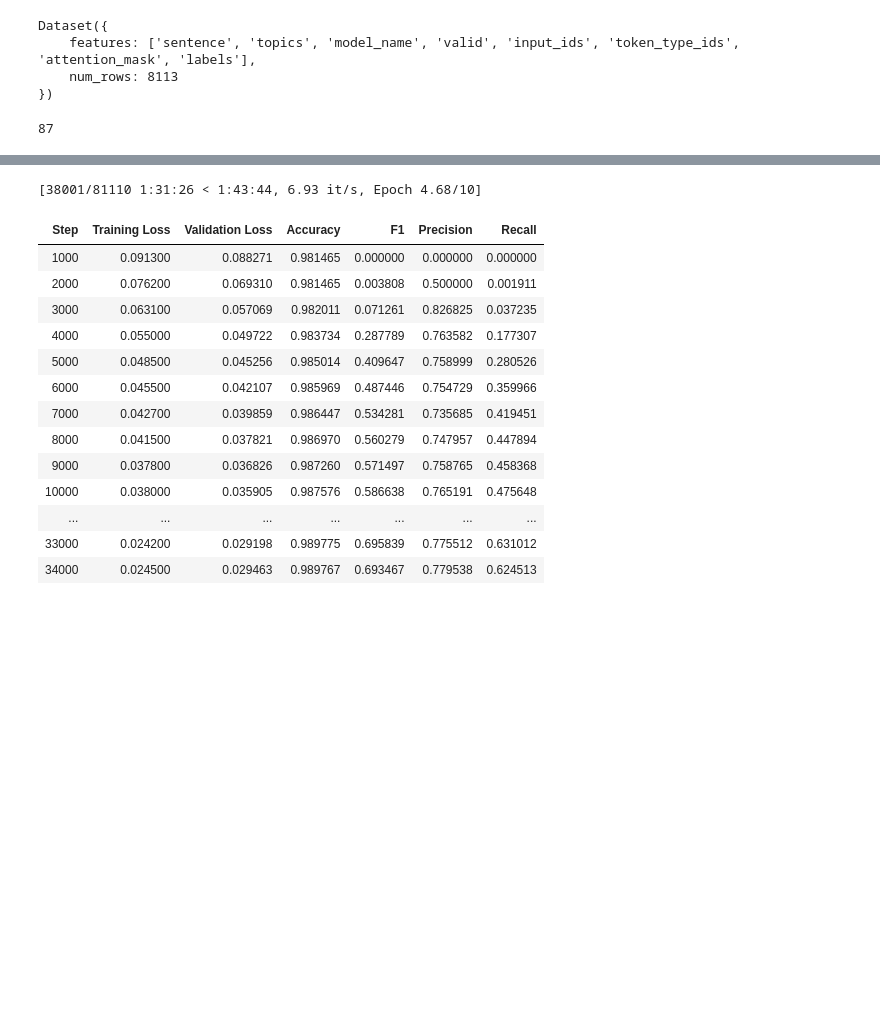
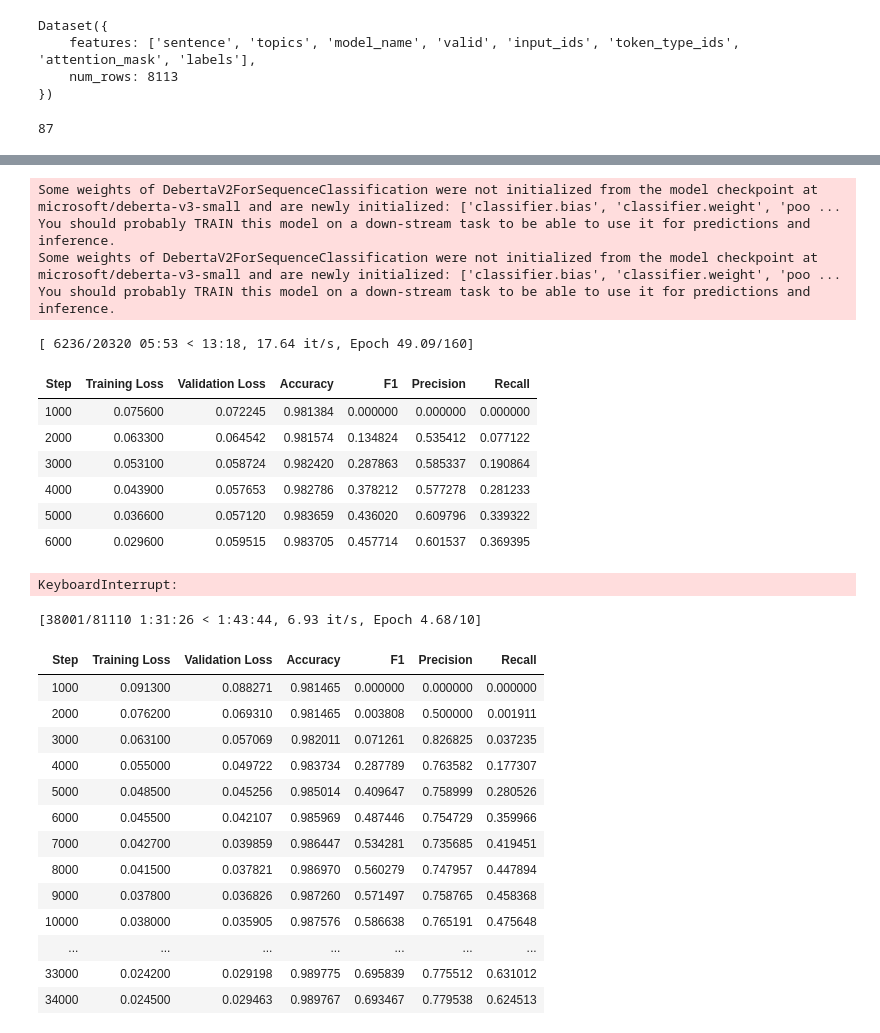
Before and after one commit to avsolatorio/doc-topics, a Jupyter notebook: notebooks/World_Bank_Topics_Analysis_with_LLM.ipynb, the cells around one changed output, grey strips where cells are left out. Saved outputs shown, nothing was run; the diff lists cells and outputs as text; code cells hidden in the pictures; blank space fills up the shorter version.

```diff
--- a/notebooks/World_Bank_Topics_Analysis_with_LLM.ipynb
+++ b/notebooks/World_Bank_Topics_Analysis_with_LLM.ipynb
@@ -538,3 +814,66 @@ You should probably TRAIN this model on a down-stream task to be able to use it
+# %%
+N = len(subdatasets)
+# run_num = 1
+# split = 0
+mult = 16
+
+for eval_split in range(1, N):
+    for train_split in range(N):
+        if eval_split == train_split:
+            continue
+
+        model_dirname = f"doc-topic-model_eval-{eval_split:02}_train-{train_split:02}"
+
+        training_args = TrainingArguments(
+            output_dir=f"{model_dirname}",
+            learning_rate=2e-5 * mult,
+            per_device_train_batch_size=4 * mult,
+            per_device_eval_batch_size=16 * mult,
+            num_train_epochs=10 * mult,
+            weight_decay=0.01,
+            evaluation_strategy="steps",
+            eval_steps=1000,
+            save_steps=1000,
+            save_strategy="steps",
+            load_best_model_at_end=True,
+            save_total_limit=4,
+            push_to_hub=True,
+            hub_strategy="checkpoint",
+            # hub_model_id="avsolatorio/doc-topic-model",
+            hub_model_id=f"avsolatorio/{model_dirname}",
+            hub_private_repo=True,
+            seed=42,
+            fp16=True,
+        )
+
+        trainer = Trainer(
+            model_init=model_init,
+            #    model=model,
+            args=training_args,
+            #    train_dataset=tokenized_dataset["train"],
+            #    eval_dataset=tokenized_dataset["test"],
+            train_dataset=subdatasets[train_split],
+            eval_dataset=subdatasets[eval_split],
+            tokenizer=tokenizer,
+            data_collator=data_collator,
+            compute_metrics=compute_metrics,
+        )
+
+        trainer.train()
+# %% [output]
+Some weights of DebertaV2ForSequenceClassification were not initialized from the model checkpoint at microsoft/deberta-v3-small and are newly initialized: ['classifier.bias', 'classifier.weight', 'poo ...
+You should probably TRAIN this model on a down-stream task to be able to use it for predictions and inference.
+Some weights of DebertaV2ForSequenceClassification were not initialized from the model checkpoint at microsoft/deberta-v3-small and are newly initialized: ['classifier.bias', 'classifier.weight', 'poo ...
+You should probably TRAIN this model on a down-stream task to be able to use it for predictions and inference.
+[ 6236/20320 05:53 < 13:18, 17.64 it/s, Epoch 49.09/160]
+| Step | Training Loss | Validation Loss | Accuracy | F1 | Precision | Recall |
+| 1000 | 0.075600 | 0.072245 | 0.981384 | 0.000000 | 0.000000 | 0.000000 |
+| 2000 | 0.063300 | 0.064542 | 0.981574 | 0.134824 | 0.535412 | 0.077122 |
+| 3000 | 0.053100 | 0.058724 | 0.982420 | 0.287863 | 0.585337 | 0.190864 |
+| 4000 | 0.043900 | 0.057653 | 0.982786 | 0.378212 | 0.577278 | 0.281233 |
+| 5000 | 0.036600 | 0.057120 | 0.983659 | 0.436020 | 0.609796 | 0.339322 |
+| 6000 | 0.029600 | 0.059515 | 0.983705 | 0.457714 | 0.601537 | 0.369395 |
+KeyboardInterrupt:
 # %%
 run_num = 1
 split = 1
```
Also changed, not shown: parts of 6 cells of this notebook, 1 other file.
